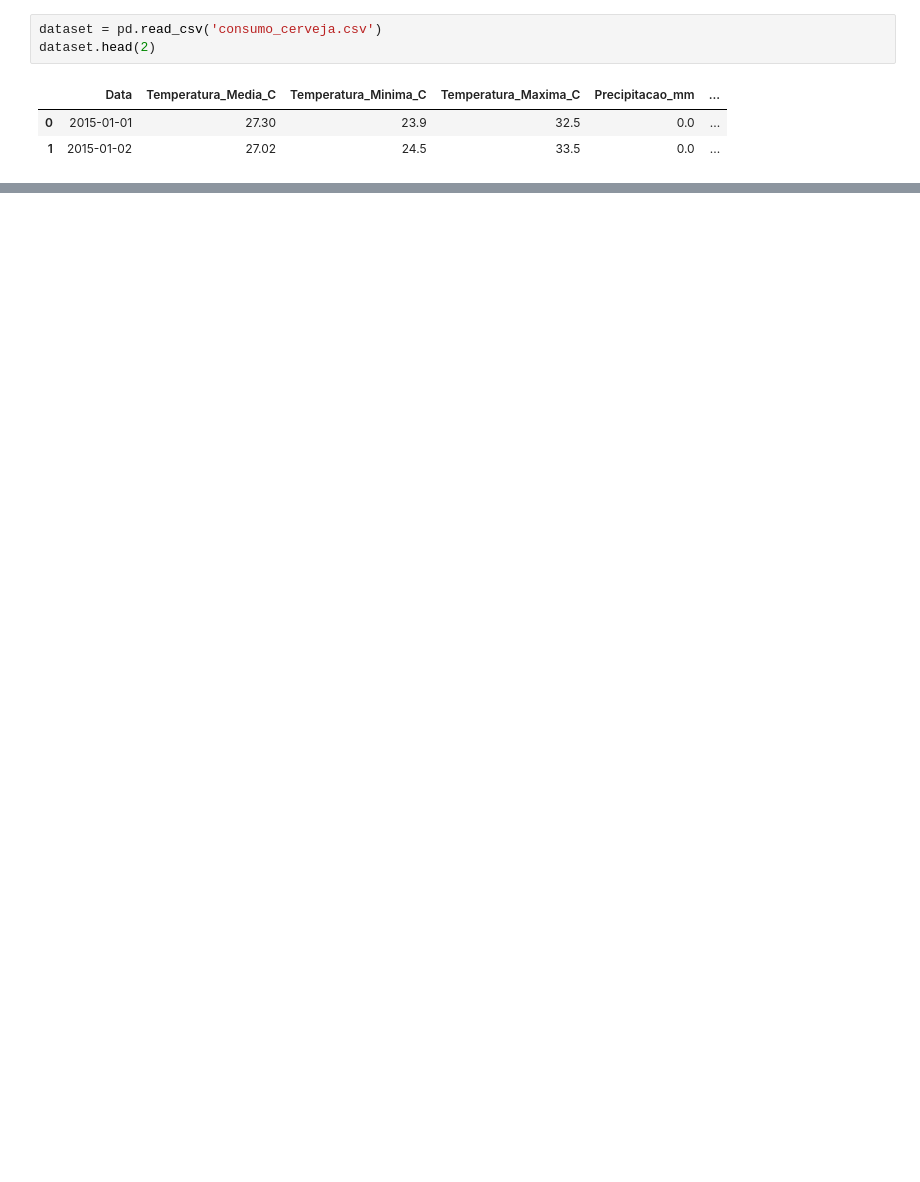
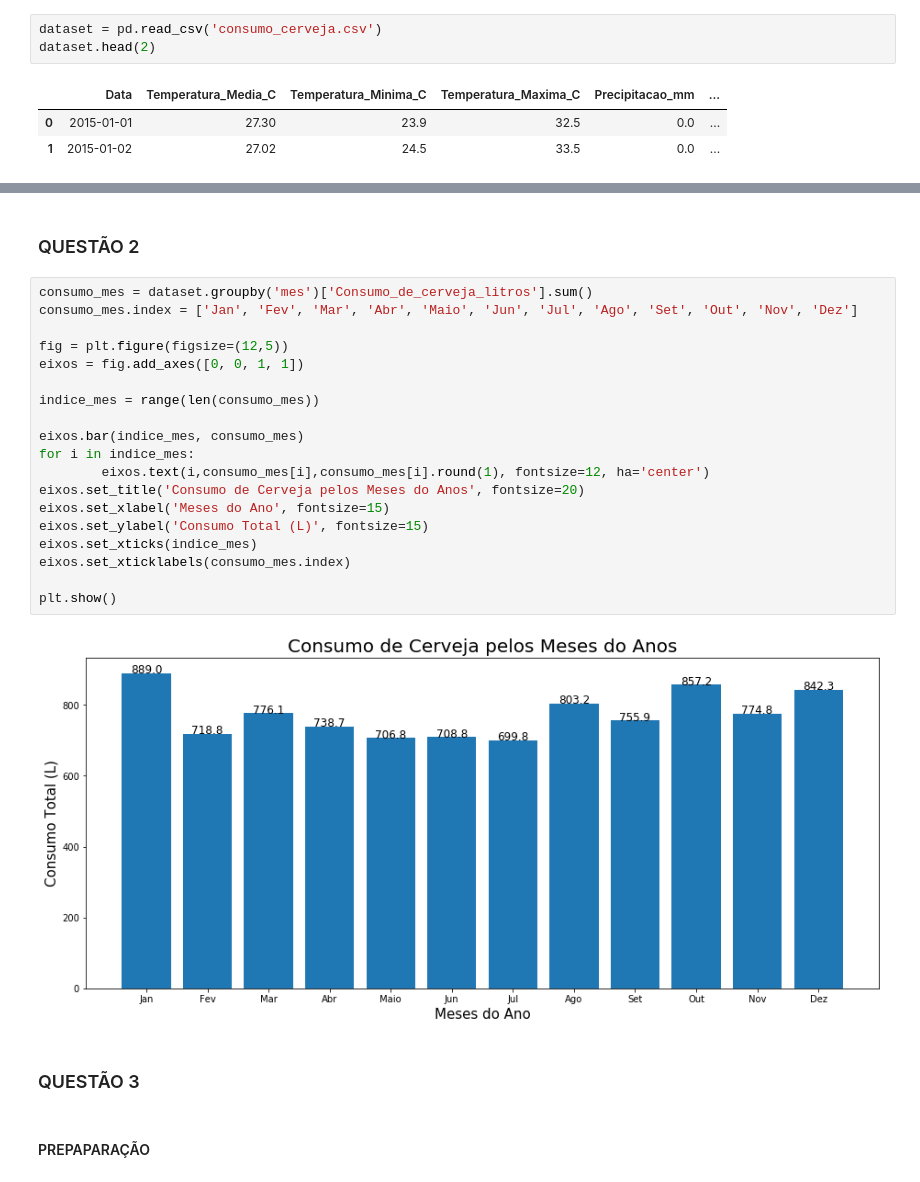
Before and after one commit to rangeljc/DataScience_class, a Jupyter notebook: Tarefa2/Tarefa2_ppca.ipynb, the cells around one changed output, grey strips where cells are left out. Saved outputs shown, nothing was run; the diff lists cells and outputs as text; blank space fills up the shorter version.

```diff
--- a/Tarefa2/Tarefa2_ppca.ipynb
+++ b/Tarefa2/Tarefa2_ppca.ipynb
@@ -53,0 +69,27 @@ plt.show()
+# %% [markdown]
+### QUESTÃO 2
+# %%
+consumo_mes = dataset.groupby('mes')['Consumo_de_cerveja_litros'].sum()
+consumo_mes.index = ['Jan', 'Fev', 'Mar', 'Abr', 'Maio', 'Jun', 'Jul', 'Ago', 'Set', 'Out', 'Nov', 'Dez']
+
+fig = plt.figure(figsize=(12,5))
+eixos = fig.add_axes([0, 0, 1, 1])
+
+indice_mes = range(len(consumo_mes))
+
+eixos.bar(indice_mes, consumo_mes)
+for i in indice_mes:
+        eixos.text(i,consumo_mes[i],consumo_mes[i].round(1), fontsize=12, ha='center')
+eixos.set_title('Consumo de Cerveja pelos Meses do Anos', fontsize=20)
+eixos.set_xlabel('Meses do Ano', fontsize=15)
+eixos.set_ylabel('Consumo Total (L)', fontsize=15)
+eixos.set_xticks(indice_mes)
+eixos.set_xticklabels(consumo_mes.index)
+
+plt.show()
+# %% [output]
+[figure, added]
+# %% [markdown]
+### QUESTÃO 3
+# %% [markdown]
+#### PREPAPARAÇÃO
```
Also changed, not shown: parts of 16 cells of this notebook, 9 other files.
